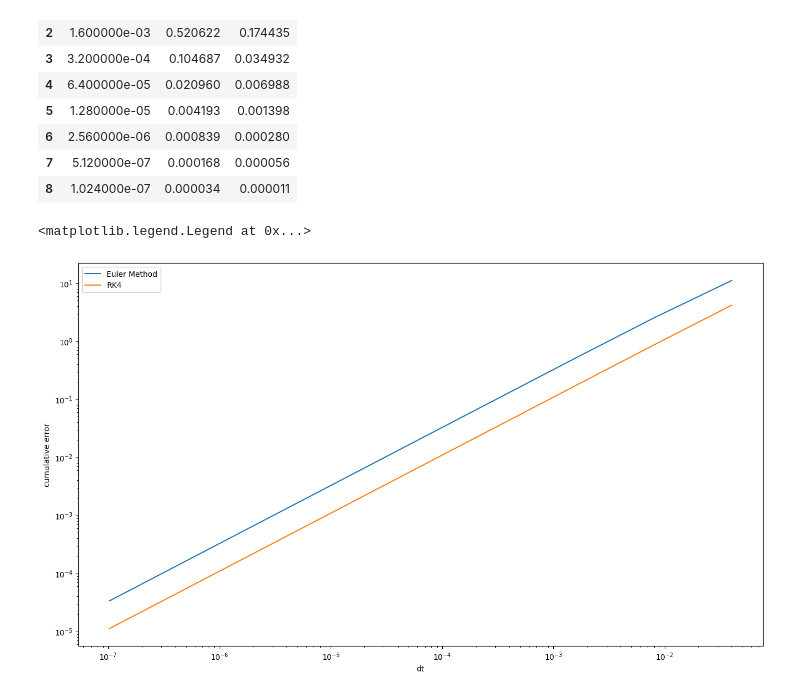
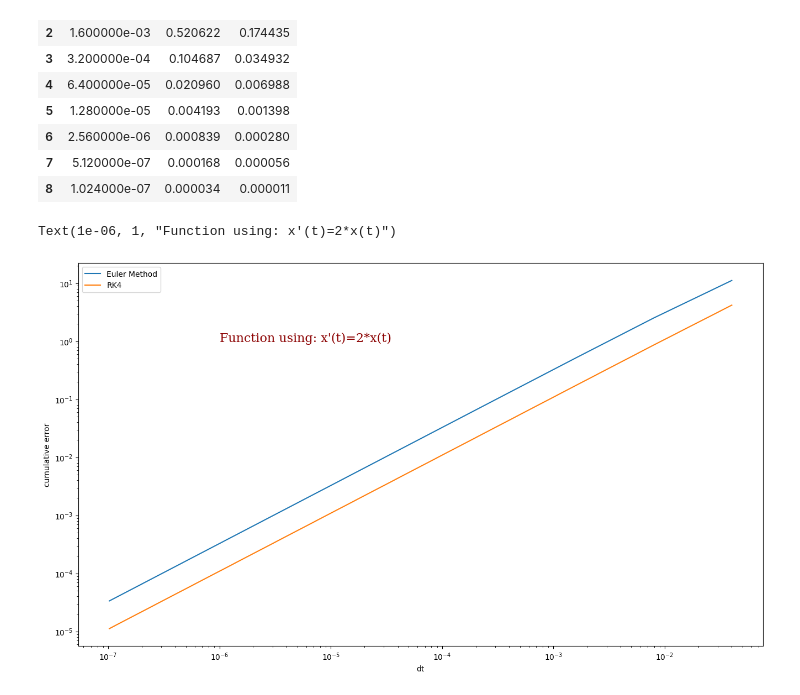
Before and after one commit to Tiimeeeyy/Project1-2Phase2, a Jupyter notebook: src/main/java/engine/solvers/odeSolvers/AccuracyPlotting.ipynb, the cells around one changed output. Saved outputs shown, nothing was run; the diff lists cells and outputs as text; code cells hidden in the pictures.

```diff
--- a/src/main/java/engine/solvers/odeSolvers/AccuracyPlotting.ipynb
+++ b/src/main/java/engine/solvers/odeSolvers/AccuracyPlotting.ipynb
@@ -59,16 +59,22 @@ df
 | 7 | 5.120000e-07 | 0.000168 | 0.000056 |
 | 8 | 1.024000e-07 | 0.000034 | 0.000011 |
 # %%
+font = {'family': 'serif',
+        'color':  'darkred',
+        'weight': 'normal',
+        'size': 16,
+        }
 xa=[math.pow(0.2,i) for i in range(2,11)]
 plt.figure(figsize=(16,9))
 plt.plot(xa,df['xEuler'])
 
 plt.plot(xa,df['xRK4'])
 plt.yscale('log')
 plt.xscale('log')
 plt.xlabel('dt')
 plt.ylabel('cumulative error')
 plt.legend(['Euler Method','RK4'])
+plt.text(0.000001,1,"Function using: x'(t)=2*x(t)",fontdict=font)
 # %% [output]
-<matplotlib.legend.Legend at 0x...>
+Text(1e-06, 1, "Function using: x'(t)=2*x(t)")
-[figure, old version]
+[figure, new version]
```
